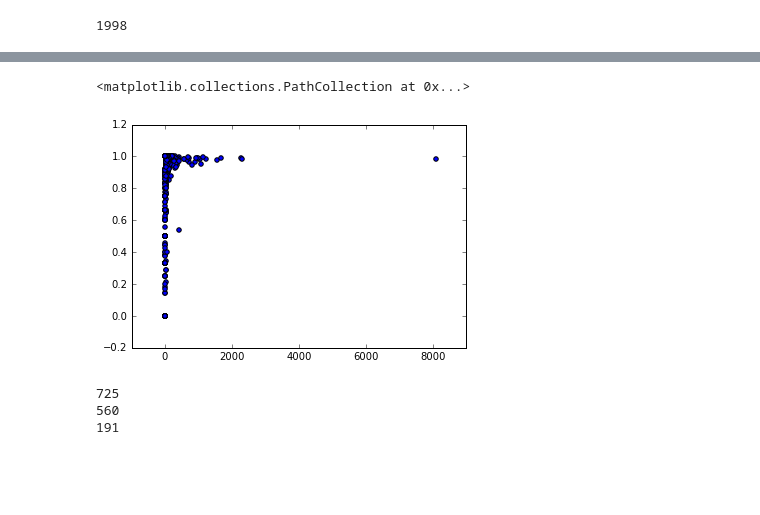
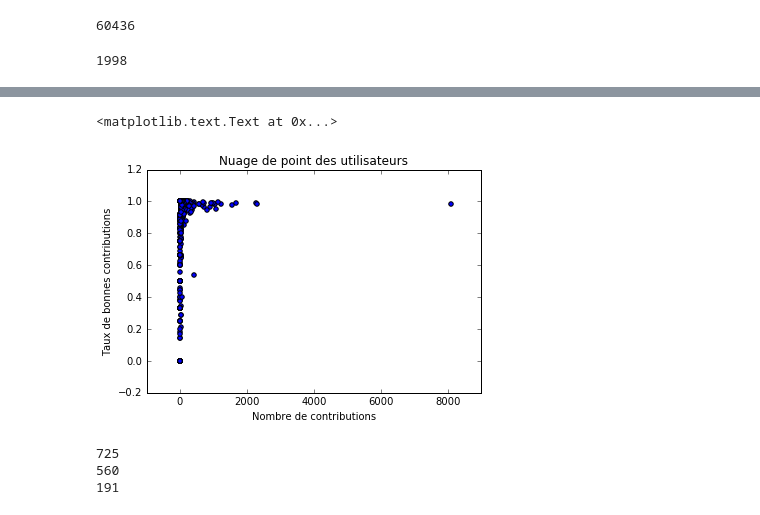
Before and after one commit to opensolarmap/solml, a Jupyter notebook: contrib_errors.ipynb, the cells around one changed output, grey strips where cells are left out. Drawn from its saved outputs; the diff is of its cells as text; code cells hidden in the pictures; blank space fills up the shorter version.

Commit message:
add some outputs, smooth graphs

```diff
--- a/contrib_errors.ipynb
+++ b/contrib_errors.ipynb
@@ -11,6 +16,6 @@ from IPython.display import display, HTML
 # %%
-buildings_path = '/data/server/OpenSolarMap/buildings.csv'
-contribs_path = '/data/server/OpenSolarMap/contribs.csv'
+buildings_path = '/server/var/data/OpenSolarMap/buildings.csv'
+contribs_path = '/server/var/data/OpenSolarMap/contribs.csv'
 
 buildings = pd.read_csv(buildings_path, names=['building', 'shape', 'surface', 'angle', 'orientation'])
 contribs = pd.read_csv(contribs_path, names=['building', 'orientation', 'user', 'timestamp'])
@@ -80,6 +101,10 @@ contribs['good_rate_2'] = contribs.count_good_responses / (contribs.count_good_r
 features = ['orientation', 'time', 'responses_last_20_mn', 'response_time_seconds', 'total_count', 'good_rate', 'unsure_rate', 'bad_rate', 'good_rate_2', 'label']
 dataset = contribs[contribs.label!=0]
 dataset = dataset[features]
+# %%
+len(dataset)
+# %% [output]
+60436
 # %%
 len(dataset[dataset.label==-1])
 # %% [output]
@@ -112,15 +137,18 @@ Name: 30882, dtype: object
 # %%
 x = []
 y = []
 for user in contribs.user.unique():
     count_total = count_good_responses[user] + count_bad_responses[user]
     if count_total:
         x.append(count_total)
         y.append(count_good_responses[user] * 1. / count_total)
 plt.scatter(x, y)
+plt.title('Nuage de point des utilisateurs')
+plt.xlabel('Nombre de contributions')
+plt.ylabel('Taux de bonnes contributions')
 # %% [output]
-<matplotlib.collections.PathCollection at 0x...>
+<matplotlib.text.Text at 0x...>
-[figure, old version]
+[figure, new version]
 # %%
 nb_errors = 0
 nb_correct = 0
```
Also changed, not shown: parts of 13 cells of this notebook.
